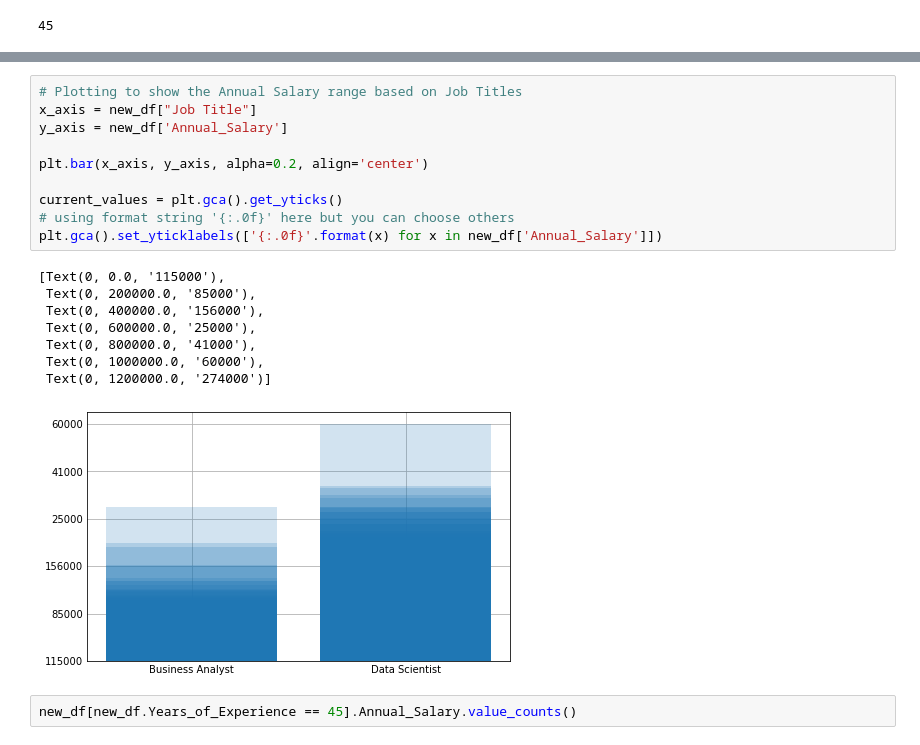
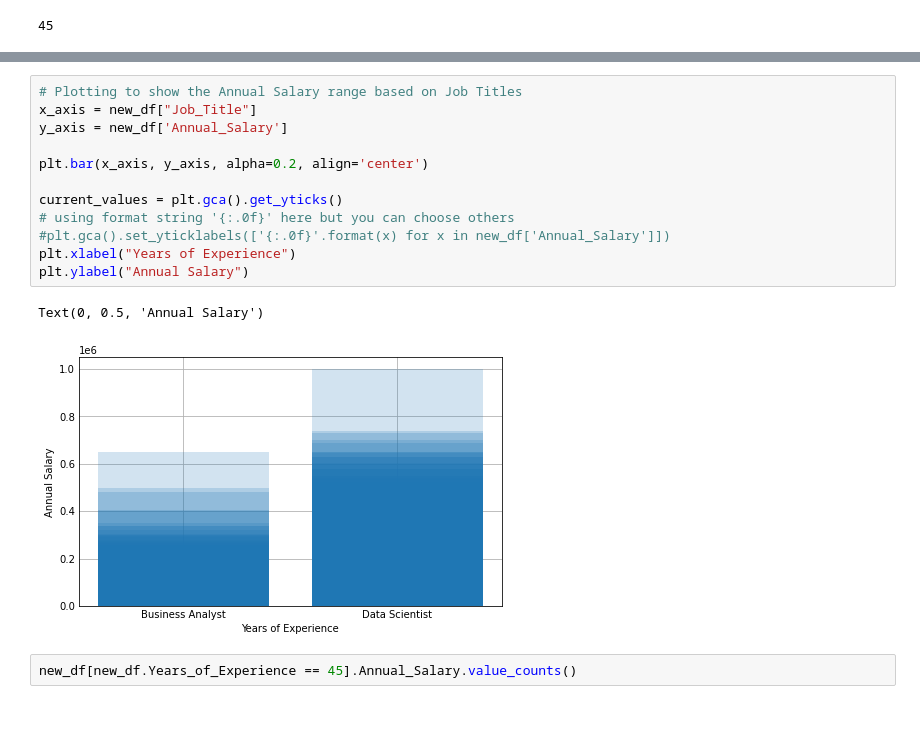
Before and after one commit to rita-s/Data_Analysis_Project_1, a Jupyter notebook: HR_Hackers.ipynb, the cells around one changed output, grey strips where cells are left out. Cells and saved outputs as stored; diff of their text form; blank space fills up the shorter version.

```diff
--- a/HR_Hackers.ipynb
+++ b/HR_Hackers.ipynb
@@ -125,22 +111,18 @@ Name: Years_of_Experience, Length: 367, dtype: float64
 # %%
 # Plotting to show the Annual Salary range based on Job Titles
-x_axis = new_df["Job Title"]
+x_axis = new_df["Job_Title"]
 y_axis = new_df['Annual_Salary']
 
 plt.bar(x_axis, y_axis, alpha=0.2, align='center')
 
 current_values = plt.gca().get_yticks()
 # using format string '{:.0f}' here but you can choose others
-plt.gca().set_yticklabels(['{:.0f}'.format(x) for x in new_df['Annual_Salary']])
+#plt.gca().set_yticklabels(['{:.0f}'.format(x) for x in new_df['Annual_Salary']])
+plt.xlabel("Years of Experience")
+plt.ylabel("Annual Salary")
 # %% [output]
-[Text(0, 0.0, '115000'),
- Text(0, 200000.0, '85000'),
- Text(0, 400000.0, '156000'),
- Text(0, 600000.0, '25000'),
- Text(0, 800000.0, '41000'),
- Text(0, 1000000.0, '60000'),
- Text(0, 1200000.0, '274000')]
+Text(0, 0.5, 'Annual Salary')
-[figure, old version]
+[figure, new version]
 # %%
 new_df[new_df.Years_of_Experience == 45].Annual_Salary.value_counts()
 # %% [output]
```
Also changed, not shown: parts of 8 cells of this notebook.
